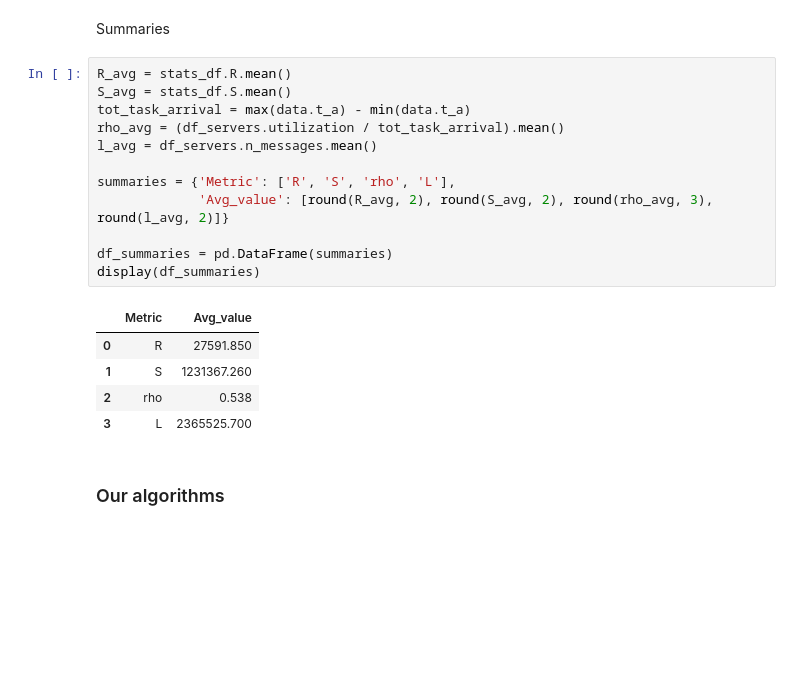
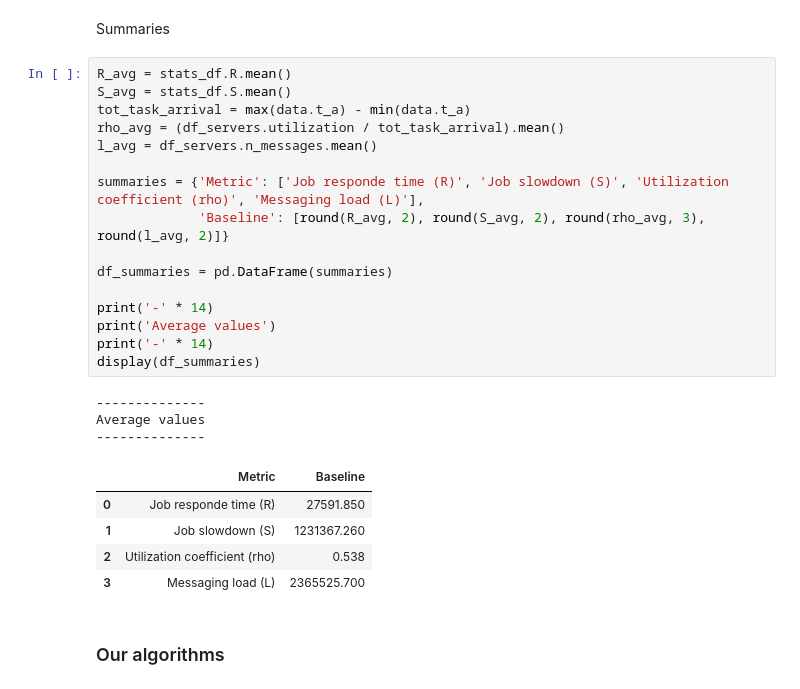
Before and after one commit to Matteo-Candi/Data_Center, a Jupyter notebook: Hw_2/main.ipynb, the cells around one changed output. Drawn from its saved outputs; the diff is of its cells as text; blank space fills up the shorter version.

```diff
--- a/Hw_2/main.ipynb
+++ b/Hw_2/main.ipynb
@@ -298,21 +298,28 @@ Summaries
 # %%
 R_avg = stats_df.R.mean()
 S_avg = stats_df.S.mean()
 tot_task_arrival = max(data.t_a) - min(data.t_a)
 rho_avg = (df_servers.utilization / tot_task_arrival).mean()
 l_avg = df_servers.n_messages.mean()
 
-summaries = {'Metric': ['R', 'S', 'rho', 'L'],
-             'Avg_value': [round(R_avg, 2), round(S_avg, 2), round(rho_avg, 3), round(l_avg, 2)]}
+summaries = {'Metric': ['Job responde time (R)', 'Job slowdown (S)', 'Utilization coefficient (rho)', 'Messaging load (L)'],
+             'Baseline': [round(R_avg, 2), round(S_avg, 2), round(rho_avg, 3), round(l_avg, 2)]}
 
 df_summaries = pd.DataFrame(summaries)
+
+print('-' * 14)
+print('Average values')
+print('-' * 14)
 display(df_summaries)
 # %% [output]
+--------------
+Average values
+--------------
-|  | Metric | Avg_value |
-| 0 | R | 27591.850 |
-| 1 | S | 1231367.260 |
-| 2 | rho | 0.538 |
-| 3 | L | 2365525.700 |
+|  | Metric | Baseline |
+| 0 | Job responde time (R) | 27591.850 |
+| 1 | Job slowdown (S) | 1231367.260 |
+| 2 | Utilization coefficient (rho) | 0.538 |
+| 3 | Messaging load (L) | 2365525.700 |
 # %% [markdown]
 ### Our algorithms
 # %%
```
